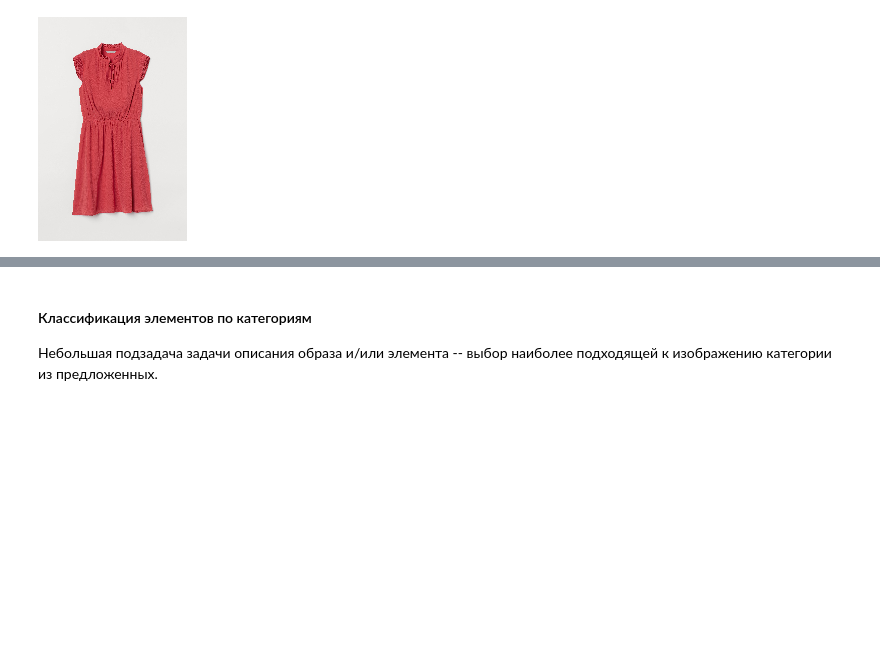
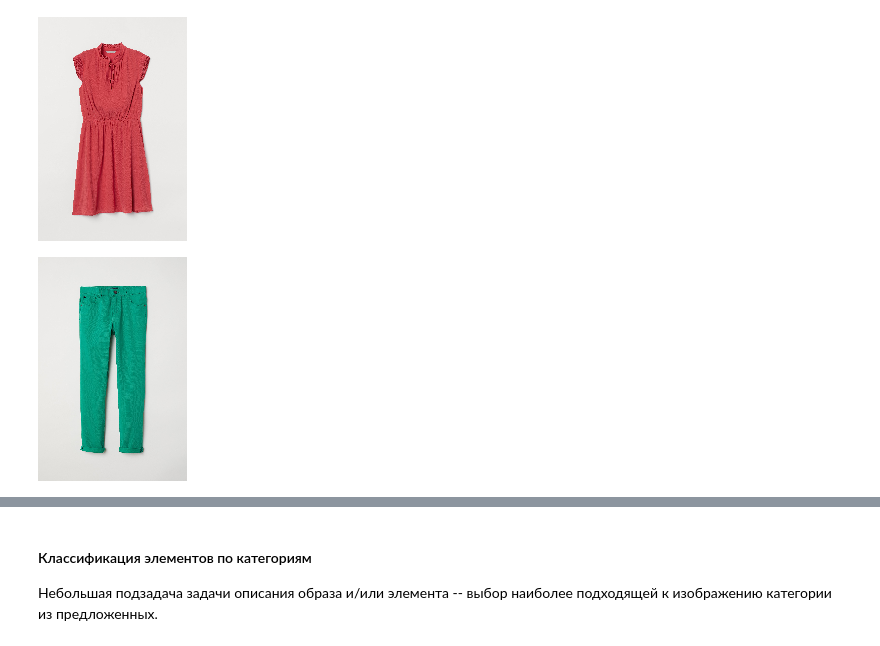
Before and after one commit to Wayfarer123/BS-Thesis, a Jupyter notebook: code/baselines.ipynb, the cells around one changed output, grey strips where cells are left out. Drawn from its saved outputs; the diff is of its cells as text; code cells hidden in the pictures; blank space fills up the shorter version.

```diff
--- a/code/baselines.ipynb
+++ b/code/baselines.ipynb
@@ -119,3 +119,19 @@ image = image.resize((width_size, fixed_height), Image.NEAREST)
 image
 # %% [output]
 [figure]
+# %%
+text_embedding = model.encode_text(["a green jeans"], 32)[0]
+
+id_of_matched_object = np.argmax(text_embedding.dot(image_embeddings.T))
+found_object = subset["article_id"].iloc[id_of_matched_object].tolist()
+
+fixed_height = 224
+
+image = Image.open(f"data/data_for_fashion_clip/{found_object}.jpg")
+height_percent = (fixed_height / float(image.size[1]))
+width_size = int((float(image.size[0]) * float(height_percent)))
+image = image.resize((width_size, fixed_height), Image.NEAREST)
+
+image
+# %% [output]
+[figure, added]
```
Also changed, not shown: parts of 1 cell of this notebook.
